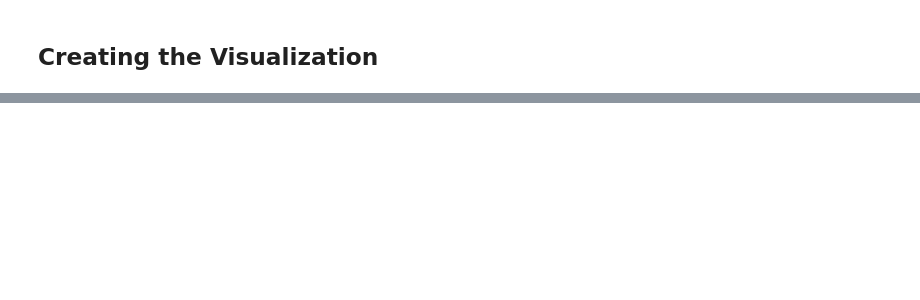
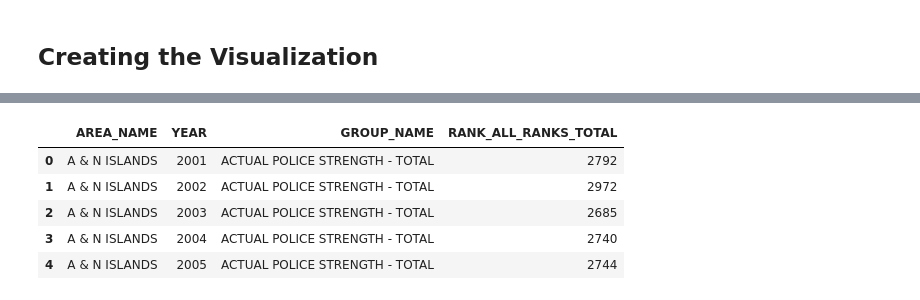
Before and after one commit to abhinav-sreekumar/DV, a Jupyter notebook: An Analysis on Crime and Police Strength.ipynb, the cells around one changed output, grey strips where cells are left out. Cells and saved outputs as stored; diff of their text form; code cells hidden in the pictures; blank space fills up the shorter version.

```diff
--- a/An Analysis on Crime and Police Strength.ipynb
+++ b/An Analysis on Crime and Police Strength.ipynb
@@ -184,6 +144,6 @@ Police_Strength.head()
 # %%
+Police_Strength=Police_Strength.apply(lambda x: x.astype(str).str.upper())
 
-Police_Strength=Police_Strength.apply(lambda x: x.astype(str).str.upper())
 for i in Police_Strength['Area_Name']:
     if i == 'DADRA & NAGAR HAVELI':
         Police_Strength.replace(i, 'D & N HAVELI', inplace=True)
@@ -191,7 +151,7 @@ for i in Police_Strength['Area_Name']:
         Police_Strength.replace(i, 'A & N ISLANDS', inplace=True)
 Police_Strength.columns = map(str.upper, Police_Strength.columns)
 
-Police_Strength = Police_Strength.reset_index(drop=True)
+Police_Strength.reset_index(drop=True, inplace=True)
 # %%
 Police_Strength.to_csv("Test_CSVs/Police_Strength_Test.csv")
 # %% [markdown]
@@ -242,0 +202,12 @@ Crimes_Against_IPC[Crimes_Against_IPC.AREA_NAME.str.contains("TAMIL NADU")][:10]
+# %%
+ps = Police_Strength
+ps.sort_values(by=['AREA_NAME', 'YEAR'], inplace=True)
+ps.reset_index(drop=True, inplace=True)
+ps.head()
+# %% [output]
+|  | AREA_NAME | YEAR | GROUP_NAME | RANK_ALL_RANKS_TOTAL |
+| 0 | A & N ISLANDS | 2001 | ACTUAL POLICE STRENGTH - TOTAL | 2792 |
+| 1 | A & N ISLANDS | 2002 | ACTUAL POLICE STRENGTH - TOTAL | 2972 |
+| 2 | A & N ISLANDS | 2003 | ACTUAL POLICE STRENGTH - TOTAL | 2685 |
+| 3 | A & N ISLANDS | 2004 | ACTUAL POLICE STRENGTH - TOTAL | 2740 |
+| 4 | A & N ISLANDS | 2005 | ACTUAL POLICE STRENGTH - TOTAL | 2744 |
```
Also changed, not shown: parts of 28 cells of this notebook.
